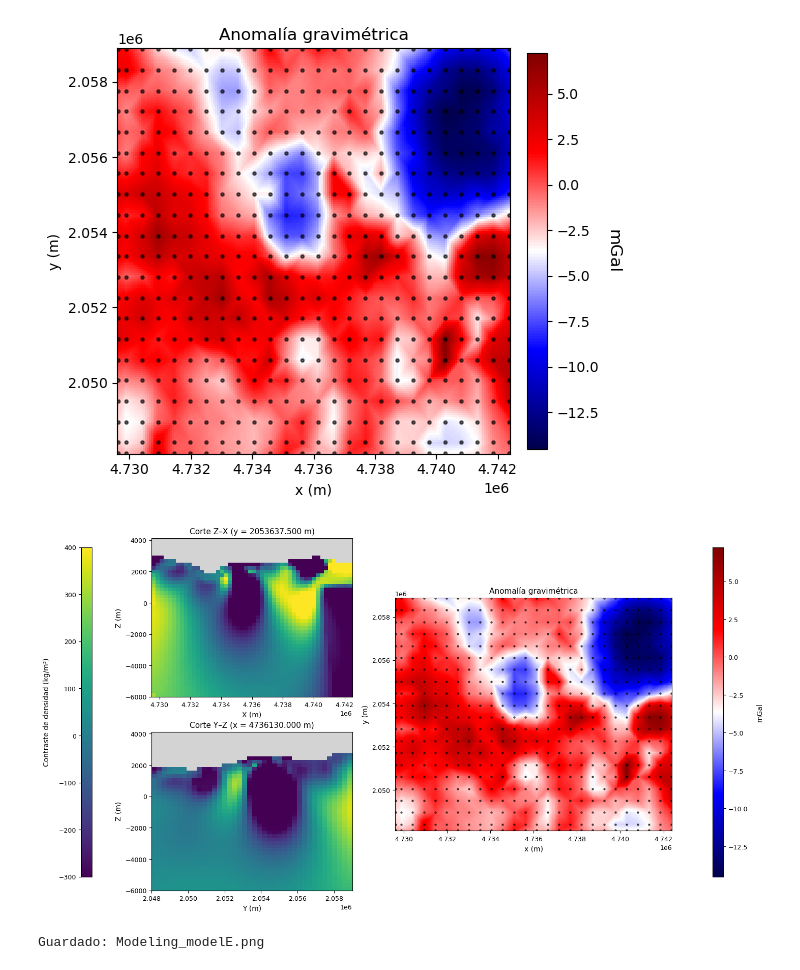
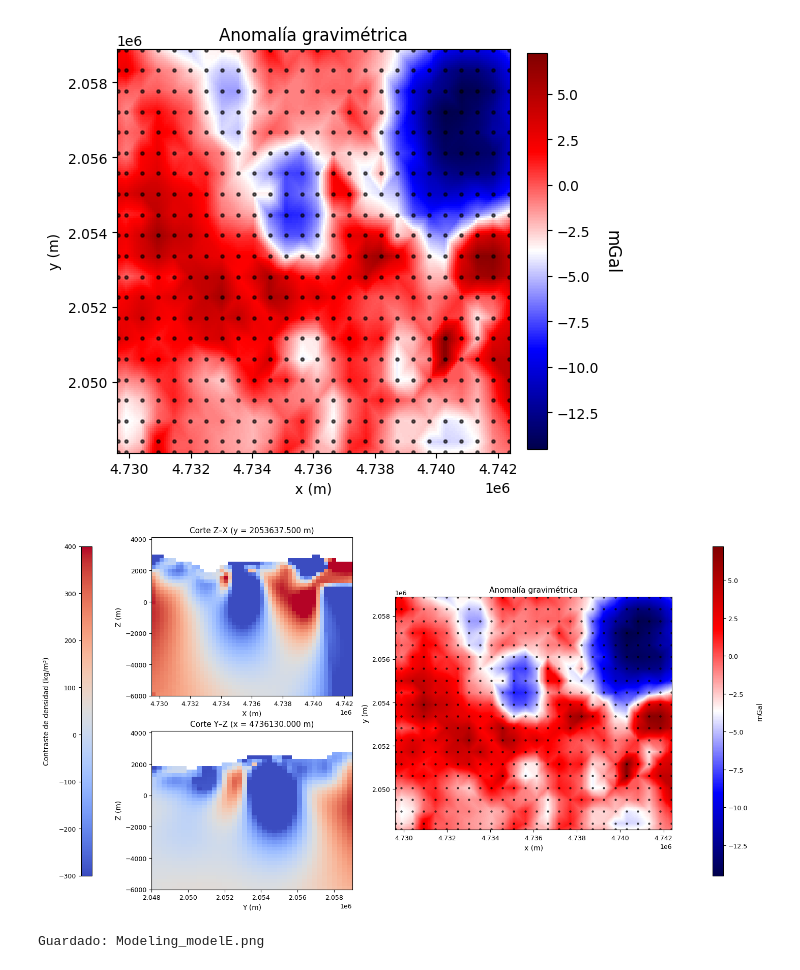
Before and after one commit to Anagabrielamantilla/P8091, a Jupyter notebook: Examples/Modelling/Grav_modelE/Grav_modelE.ipynb, the cells around one changed output. Saved outputs shown, nothing was run; the diff lists cells and outputs as text; code cells hidden in the pictures.

Commit message:
update grav model

```diff
--- a/Examples/Modelling/Grav_modelE/Grav_modelE.ipynb
+++ b/Examples/Modelling/Grav_modelE/Grav_modelE.ipynb
@@ -20,7 +20,7 @@ from Forward.utils import calculateKernelGrav
 # - El kernel/forward trabaja en SI, así que convertimos a kg/m^3:
 #   1 g/cm^3 = 1000 kg/m^3
 
-model_npz = np.load(r"D:\8091_project\P8091\models\modelE\grav_modelE.npz")
+model_npz = np.load("../../../models/modelE/grav_modelE.npz")
 
 cell_centers  = model_npz["cell_centers"].astype(np.float32)  # (nC,3) [m]
 delta_rho_gcc = model_npz["Grav_model"].astype(np.float32)    # (nC,) Δρ [g/cm^3]
@@ -143,8 +143,8 @@ z_edges = np.r_[z_unique[0] - dz_m/2, z_unique + dz_m/2]
 rho_min = np.nanmin(rho_active_np)
 rho_max = np.nanmax(rho_active_np)
 
-cmap_model = mpl.cm.get_cmap("viridis").copy()
-cmap_model.set_bad(color="lightgrey")
+cmap_model = mpl.cm.get_cmap("coolwarm").copy()
+#cmap_model.set_bad(color="lightgrey")
 norm_model = mpl.colors.Normalize(vmin=rho_min, vmax=rho_max)
 
 C_xz = np.ma.masked_invalid(rho_xz.T)
@@ -204,35 +204,35 @@ ax_yz.set_title(f"Corte Y–Z (x = {x_slice_value:.3f} m)")
 ax_yz.set_xlabel("Y (m)")
 ax_yz.set_ylabel("Z (m)")
 
 mappable = plot_scattered_field(
     ax_map,
     locs_torch,
     data_torch,
     vmin=vmin_t,
     vmax=vmax_t,
     title="Anomalía gravimétrica",
     cmap="seismic",
     nx=250, ny=250
 )
 
 
 fig.tight_layout(rect=[0.06, 0.06, 0.94, 0.98])
 
 cax_model = fig.add_axes([0.02, 0.14, 0.016, 0.72])
 cb_model = fig.colorbar(pm_zx, cax=cax_model)
 cb_model.set_label("Contraste de densidad (kg/m³)", rotation=90, labelpad=12)
 cb_model.ax.yaxis.set_label_position("left")
 cb_model.ax.yaxis.set_ticks_position("left")
 cax_data = fig.add_axes([0.96, 0.14, 0.016, 0.72])
 cb_data = fig.colorbar(mappable, cax=cax_data)
 cb_data.set_label("mGal", rotation=90, labelpad=12)
 
 plt.show()
 
-fig.savefig("Modeling_modelE.png", dpi=300, bbox_inches="tight", facecolor="white")
+fig.savefig("Modelling_modelE.png", dpi=300, bbox_inches="tight", facecolor="white")
 print("Guardado:", "Modeling_modelE.png")
 # %% [output]
-[figure, old version]
+[figure, new version]
 Guardado: Modeling_modelE.png
 # %%
 obs_xyz_np = np.asarray(obs_xyz, float)
```
Also changed, not shown: parts of 1 cell of this notebook, 8 other files.
